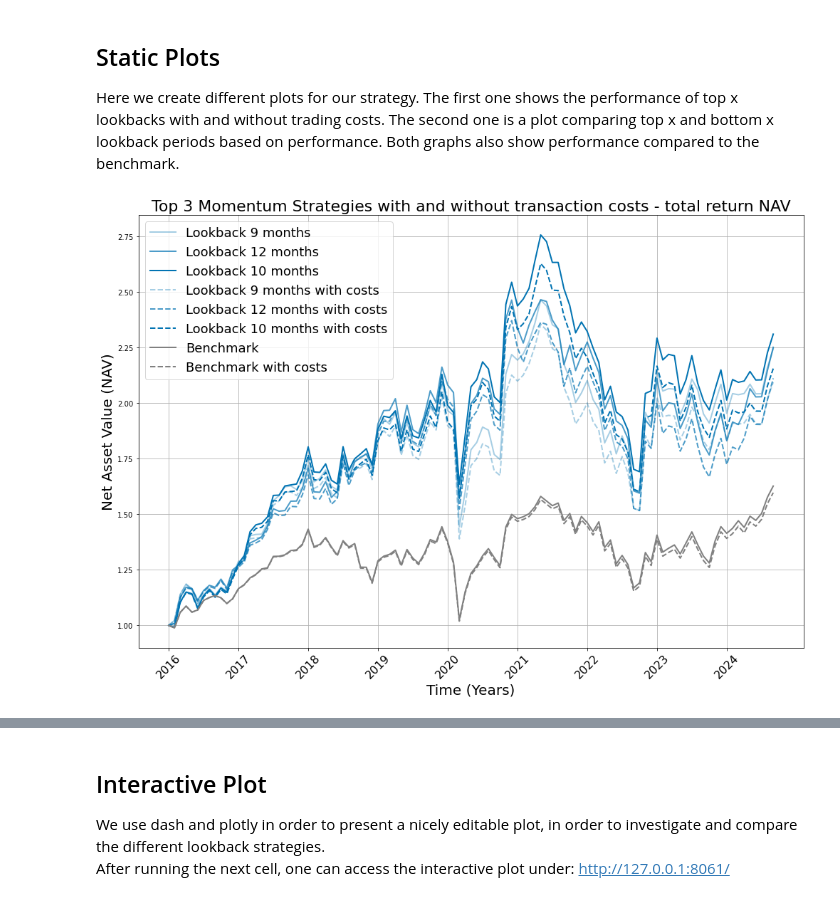
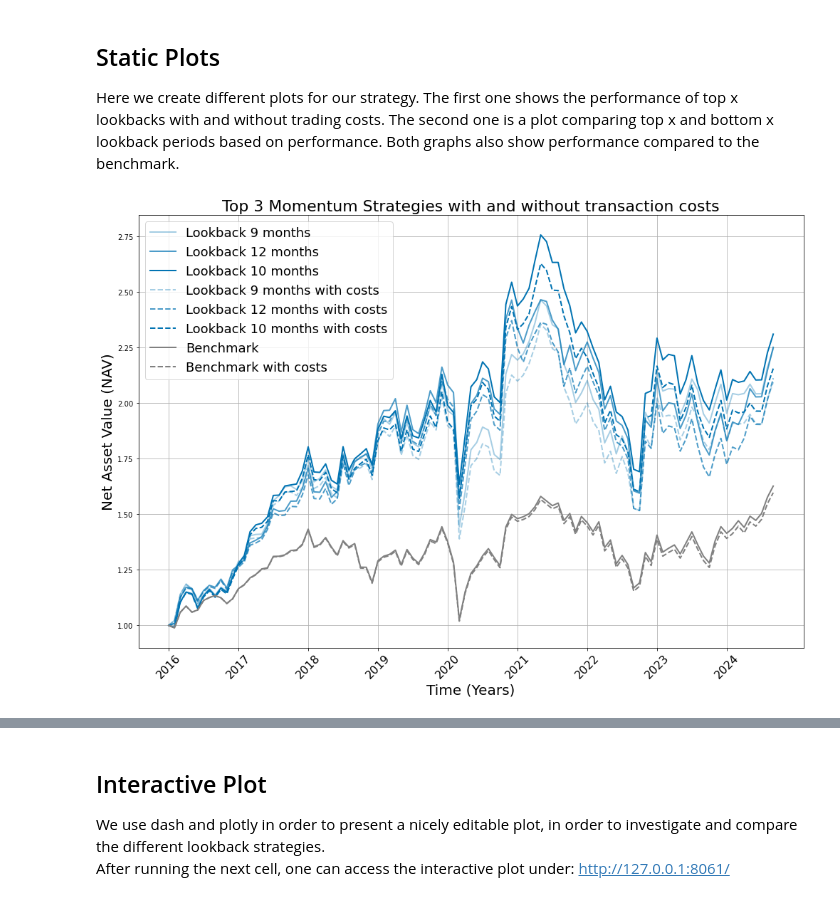
Before and after one commit to thomas0345/project_momentum, a Jupyter notebook: momentum_notebook.ipynb, the cells around one changed output, grey strips where cells are left out. Cells and saved outputs as stored; diff of their text form; code cells hidden in the pictures.

```diff
--- a/momentum_notebook.ipynb
+++ b/momentum_notebook.ipynb
@@ -656,35 +656,35 @@ legend_entries.append(('Benchmark with costs', benchmark_line))
 
 
 
 # Unpack sorted labels and line objects - because we sort the returns to only show best x lookbacks
 sorted_labels, sorted_lines = zip(*legend_entries)
 
 
 # Add the sorted legend right at the edge of the upper left corner
 plt.legend(sorted_lines, sorted_labels, loc='upper left', bbox_to_anchor=(0, 1), fontsize=18)
 
 # Add x-axis ticks and labels
 x_data_points = range(len(monthlyDates4Fig))
 x_labels = [monthlyDates4Fig[i] for i in range(0, len(monthlyDates4Fig), 12)]  # Yearly intervals
 plt.xticks(ticks=range(0, len(monthlyDates4Fig), 12), labels=x_labels, rotation=45, fontsize=16)
 
 
 
 # Additional plotting aesthetics
-plt.title(f'Top {x} Momentum Strategies with and without transaction costs - total return NAV', fontsize=22)
+plt.title(f'Top {x} Momentum Strategies with and without transaction costs', fontsize=22)
 plt.xlabel('Time (Years)', fontsize=20)
 plt.ylabel('Net Asset Value (NAV)', fontsize=20)
 plt.grid(True)
 plt.tight_layout()
 
 # Save the figure to the correct directory - for use in latex report
 output_directory = os.path.join(current_directory, 'reports', 'figures')
 os.makedirs(output_directory, exist_ok=True)
 output_path = os.path.join(output_directory, 'fig_costs.pdf')
 plt.savefig(output_path, format='pdf', dpi=300)
 plt.show()
 # %% [output]
-[figure, old version]
+[figure, new version]
 # %%
 #Plot 2: Top versus bottom x lookbacks by performance
 
```
Also changed, not shown: parts of 8 cells of this notebook, 5 other files.
